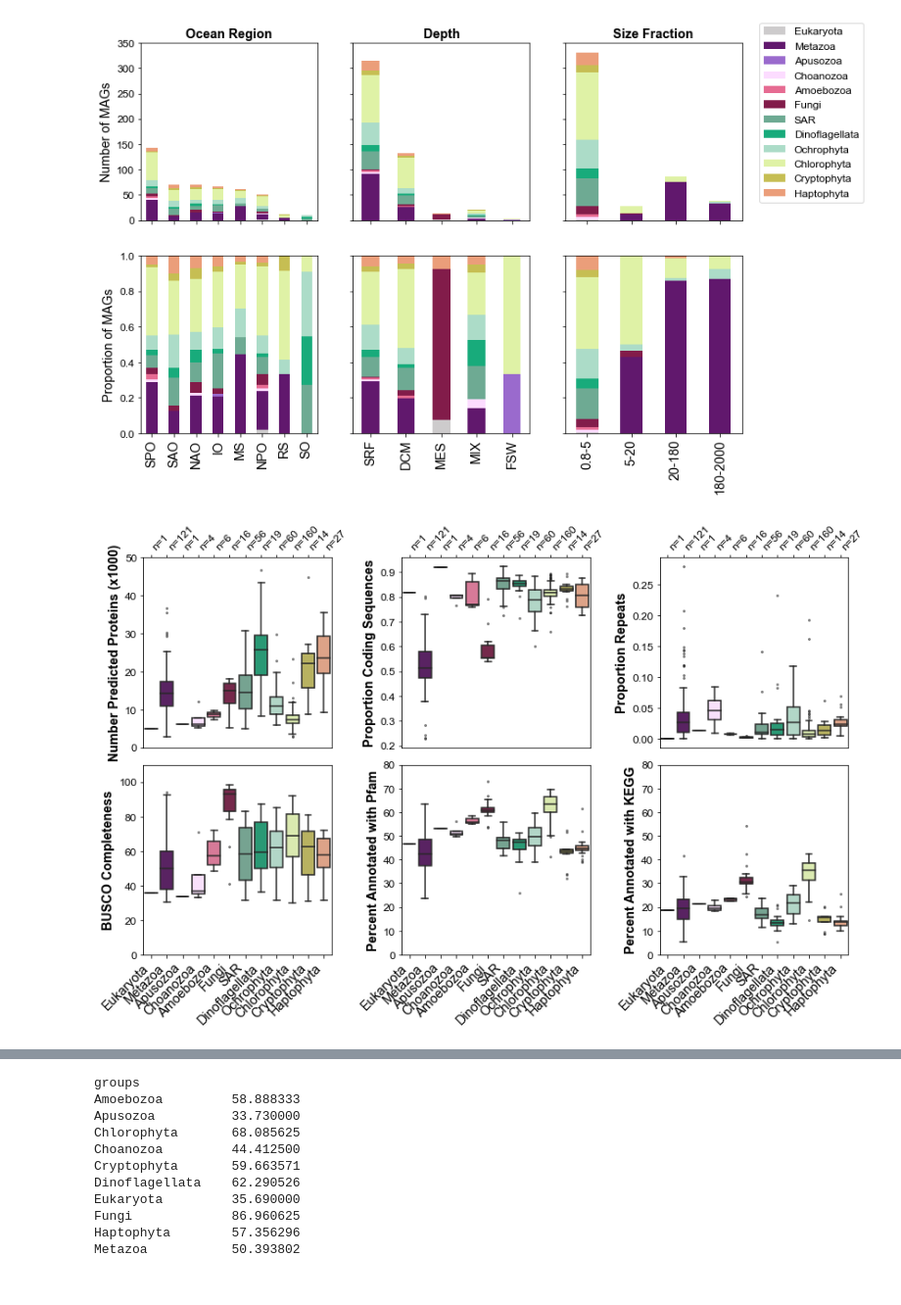
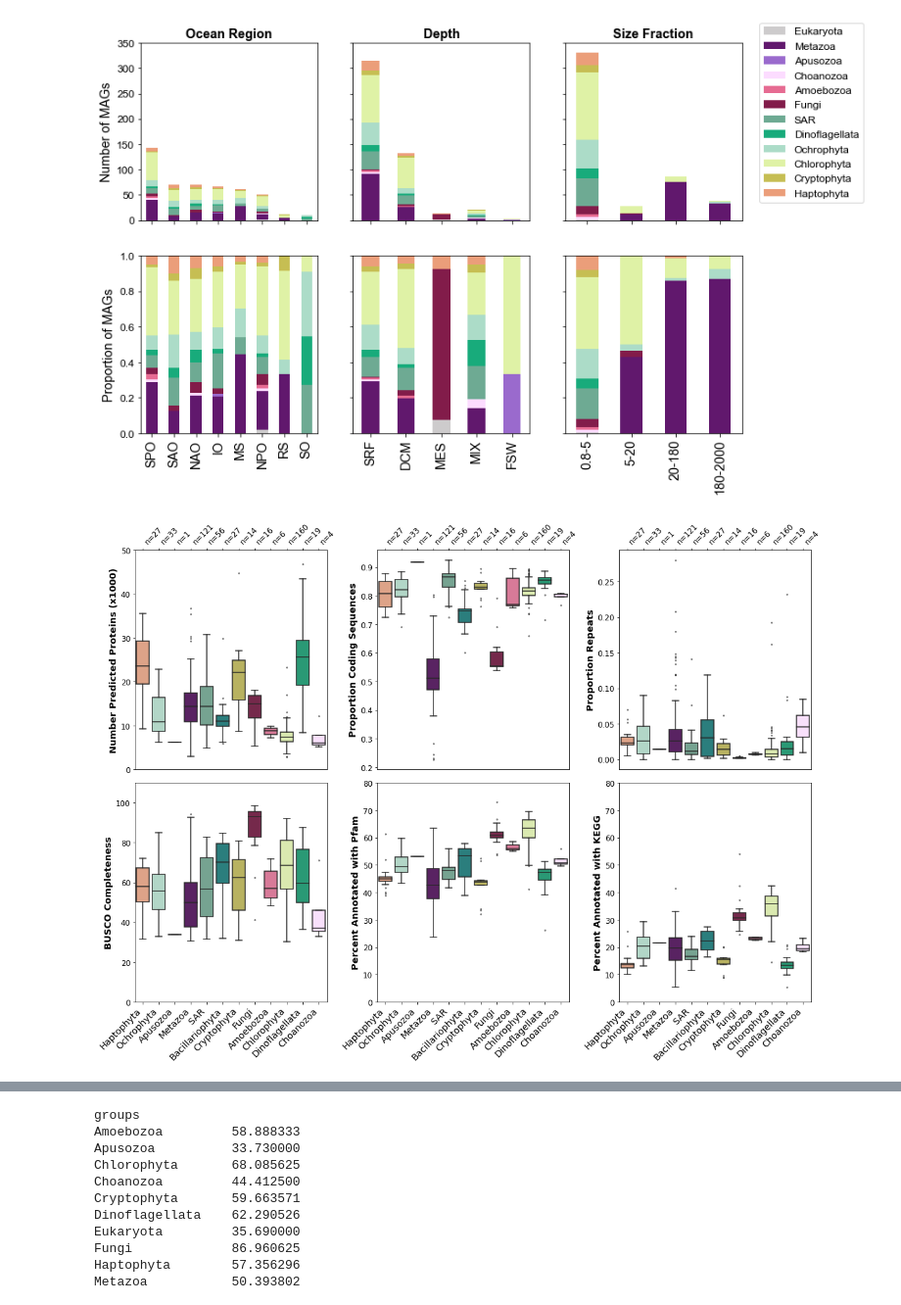
Before and after one commit to AlexanderLabWHOI/EukHeist, a Jupyter notebook: paper/notebook/SI-Figures-Euk-MAGs.ipynb, the cells around one changed output, grey strips where cells are left out. Shown at 98% size. Saved outputs shown, nothing was run; the diff lists cells and outputs as text; code cells hidden in the pictures.

```diff
--- a/paper/notebook/SI-Figures-Euk-MAGs.ipynb
+++ b/paper/notebook/SI-Figures-Euk-MAGs.ipynb
@@ -231,9 +263,9 @@ EukMAGDF_HQ
 | TOPAZ_SPS2_E024 | Eukaryota;Archaeplastida;Chloroph... | Eukaryota;Viridiplantae;-;Chlorop... | Chlorophyta | 13957152 | 2682 | 8130431 | ... |
 484 rows × 63 columns
 # %%
-order = ['Metazoa','Apusozoa','Choanozoa',
-         'Amoebozoa','Fungi','SAR', 'Dinoflagellata','Ochrophyta',"Bacillariophyta",
-         'Chlorophyta', 'Cryptophyta','Haptophyta',"Eukaryota","Alveolata"]
+order = ["Eukaryota",'Metazoa','Apusozoa','Choanozoa',
+         'Amoebozoa','Fungi','SAR',"Alveolata",'Dinoflagellata','Ochrophyta',"Bacillariophyta",
+         'Chlorophyta', 'Cryptophyta','Haptophyta']
 
 
 fig, ax = plt.subplots(2,3, figsize = [12,8])
@@ -599,26 +694,26 @@ fig.savefig('../si-figures/HQ_MAG_distributions.png', bbox_inches='tight')
 [figure]
 # %%
 flierprops = {'marker':'o', 'alpha':0.5, 'markersize':2}
-fig, ax =plt.subplots(2,3,figsize=[12,8])
+fig, ax =plt.subplots(2,3,figsize=[16,12])
 ax=ax.flatten()
 
 labels = [ 'Number Predicted Proteins (x1000)', 'Proportion Coding Sequences',
           'Proportion Repeats', 'BUSCO Completeness', 'Percent Annotated with Pfam','Percent Annotated with KEGG']
 
-sns.boxplot(data = EukMAGDF_HQ, x='groups', y='num_predicted_proteins', palette=cdict,ax=ax[0], order=order, flierprops=flierprops)
+sns.boxplot(data = EukMAGDF_HQ, x='sarah_groups', y='num_predicted_proteins', palette=cdict,ax=ax[0], order=list(set(order).intersection(set(EukMAGDF_HQ.sarah_groups))), flierprops=flierprops)
 
-sns.boxplot(data = EukMAGDF_HQ, x='groups', y='proportion_coding_sequence_mean', palette=cdict, ax=ax[1], order=order, flierprops=flierprops)
+sns.boxplot(data = EukMAGDF_HQ, x='sarah_groups', y='proportion_coding_sequence_mean', palette=cdict, ax=ax[1], order=list(set(order).intersection(set(EukMAGDF_HQ.sarah_groups))), flierprops=flierprops)
 
-sns.boxplot(data = EukMAGDF_HQ, x='groups', y='proportion_repeat_mean', palette=cdict, ax=ax[2], order=order, flierprops=flierprops)
+sns.boxplot(data = EukMAGDF_HQ, x='sarah_groups', y='proportion_repeat_mean', palette=cdict, ax=ax[2], order=list(set(order).intersection(set(EukMAGDF_HQ.sarah_groups))), flierprops=flierprops)
 
-sns.boxplot(data = EukMAGDF_HQ, x='groups', y='busco_eukaryota_odb10_completeness', palette=cdict,ax=ax[3], order=order, flierprops=flierprops)
+sns.boxplot(data = EukMAGDF_HQ, x='sarah_groups', y='busco_eukaryota_odb10_completeness', palette=cdict,ax=ax[3], order=list(set(order).intersection(set(EukMAGDF_HQ.sarah_groups))), flierprops=flierprops)
 
-sns.boxplot(data = EukMAGDF_HQ, x='groups', y='proportion_proteins_annoated_pfam', palette=cdict,ax=ax[4], order=order, flierprops=flierprops)
+sns.boxplot(data = EukMAGDF_HQ, x='sarah_groups', y='proportion_proteins_annoated_pfam', palette=cdict,ax=ax[4], order=list(set(order).intersection(set(EukMAGDF_HQ.sarah_groups))), flierprops=flierprops)
 
-sns.boxplot(data = EukMAGDF_HQ, x='groups', y='proportion_proteins_annoated_kegg', palette=cdict,ax=ax[5], order=order, flierprops=flierprops)
+sns.boxplot(data = EukMAGDF_HQ, x='sarah_groups', y='proportion_proteins_annoated_kegg', palette=cdict,ax=ax[5], order=list(set(order).intersection(set(EukMAGDF_HQ.sarah_groups))), flierprops=flierprops)
 
 
-count = EukMAGDF_HQ.groupby('groups').count().loc[order, 'eukulele_taxonomy']
+count = EukMAGDF_HQ.groupby('sarah_groups').count().loc[list(set(order).intersection(set(EukMAGDF_HQ.sarah_groups))), 'eukulele_taxonomy']
 count_labels=[]
 for i in count.values:
     count_label = 'n={}'.format(i)
@@ -626,36 +721,36 @@ for i in count.values:
 
 for i in [4,5]:
     ax[i].set_ylim([0,80])
-    ax[i].set_xticklabels(labels=order, rotation=45, ha='right')
+    ax[i].set_xticklabels(labels=list(set(order).intersection(set(EukMAGDF_HQ.sarah_groups))), rotation=45, ha='right')
     ax[i].set_xlabel('')
 
 for i in [2,3]:
-    ax[i].set_xticklabels(labels=order, rotation=45, ha='right')
+    ax[i].set_xticklabels(labels=list(set(order).intersection(set(EukMAGDF_HQ.sarah_groups))), rotation=45, ha='right')
     ax[i].set_xlabel('')
 
 for i in [3]:
     ax[i].set_ylim([0,110])
 
 for i in [0]:
     ax[i].set_ylim([0,50000])
     ax[i].set_yticklabels(range(0,51,10))
 
 for a, l in zip(ax, labels):
     a.set_ylabel(l, fontsize='x-large', fontweight='bold')
     a.tick_params(axis='y',
                 labelsize='large')
     a.tick_params(axis='x',
                 labelsize='x-large')
 
 for i in [0,1,2]:
     ax[i].xaxis.tick_top()
     ax[i].set_xticklabels(count_labels, rotation=45, ha='left', fontsize='large')
     ax[i].set_xlabel('')
 
 plt.tight_layout()
 
 
-fig.savefig('../si-figures/HQ_MAG_protein_bar_plots.pdf', bboxinches='tight')
-fig.savefig('../si-figures/HQ_MAG_protein_bar_plots.png', bboxinches='tight')
+fig.savefig('../figures/HQ_MAG_protein_bar_plots.pdf', bboxinches='tight')
+fig.savefig('../figures/HQ_MAG_protein_bar_plots.png', bboxinches='tight')
 # %% [output]
-[figure, old version]
+[figure, new version]
```
Also changed, not shown: parts of 16 cells of this notebook, 15 other files.
